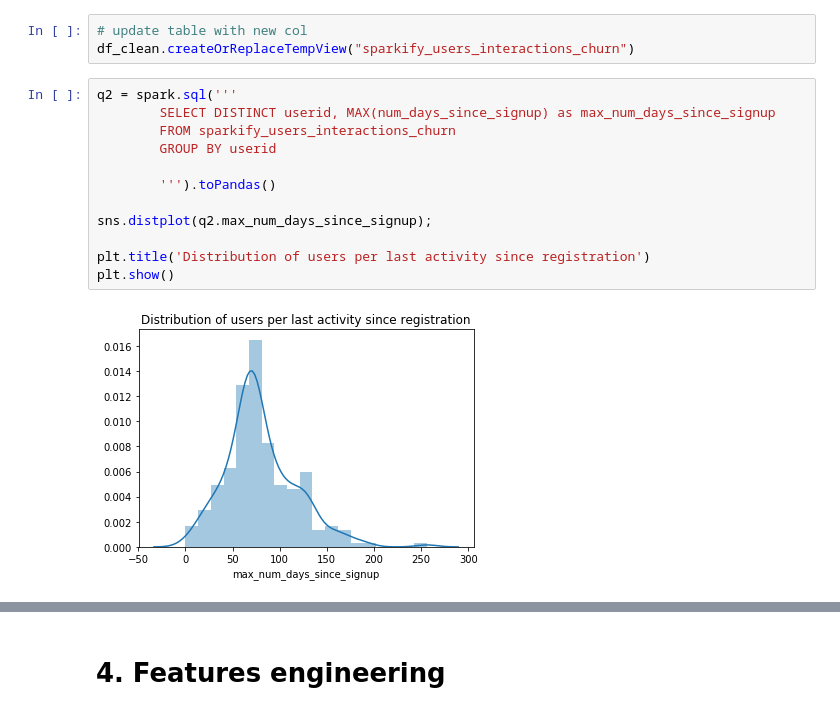
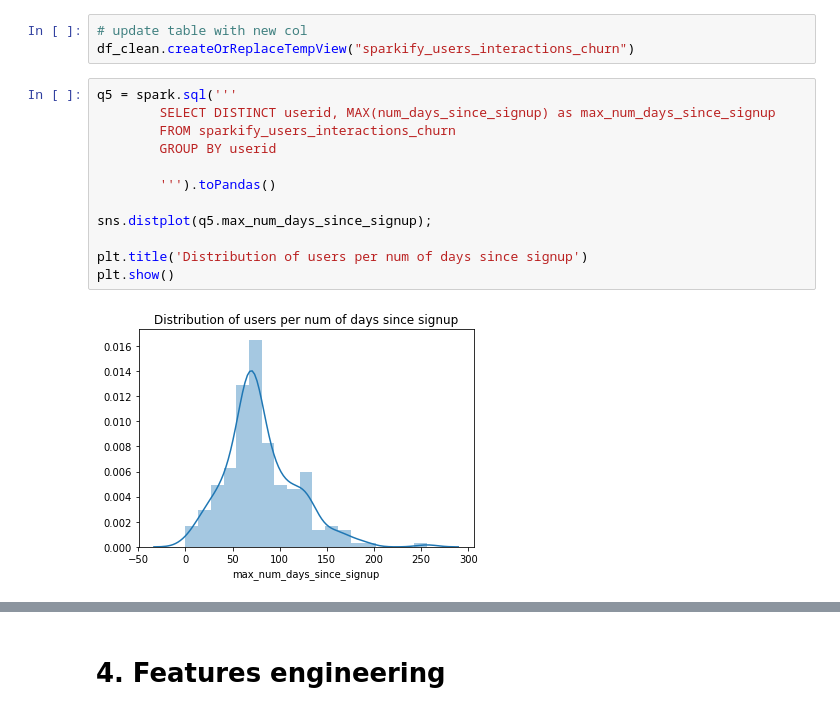
Before and after one commit to sammeister/nanodegree-projects, a Jupyter notebook: nd-capestone/Sparkify.ipynb, the cells around one changed output, grey strips where cells are left out. Cells and saved outputs as stored; diff of their text form.

```diff
--- a/nd-capestone/Sparkify.ipynb
+++ b/nd-capestone/Sparkify.ipynb
@@ -310,16 +400,16 @@ df_clean = df_clean.withColumn("num_days_since_signup", datediff(col("event_time
 # update table with new col
 df_clean.createOrReplaceTempView("sparkify_users_interactions_churn")
 # %%
-q2 = spark.sql('''
+q5 = spark.sql('''
         SELECT DISTINCT userid, MAX(num_days_since_signup) as max_num_days_since_signup
         FROM sparkify_users_interactions_churn
         GROUP BY userid
 
         ''').toPandas()
 
-sns.distplot(q2.max_num_days_since_signup);
+sns.distplot(q5.max_num_days_since_signup);
 
-plt.title('Distribution of users per last activity since registration')
+plt.title('Distribution of users per num of days since signup')
 plt.show()
 # %% [output]
-[figure, old version]
+[figure, new version]
```
Also changed, not shown: parts of 70 cells of this notebook, 2 other files.
